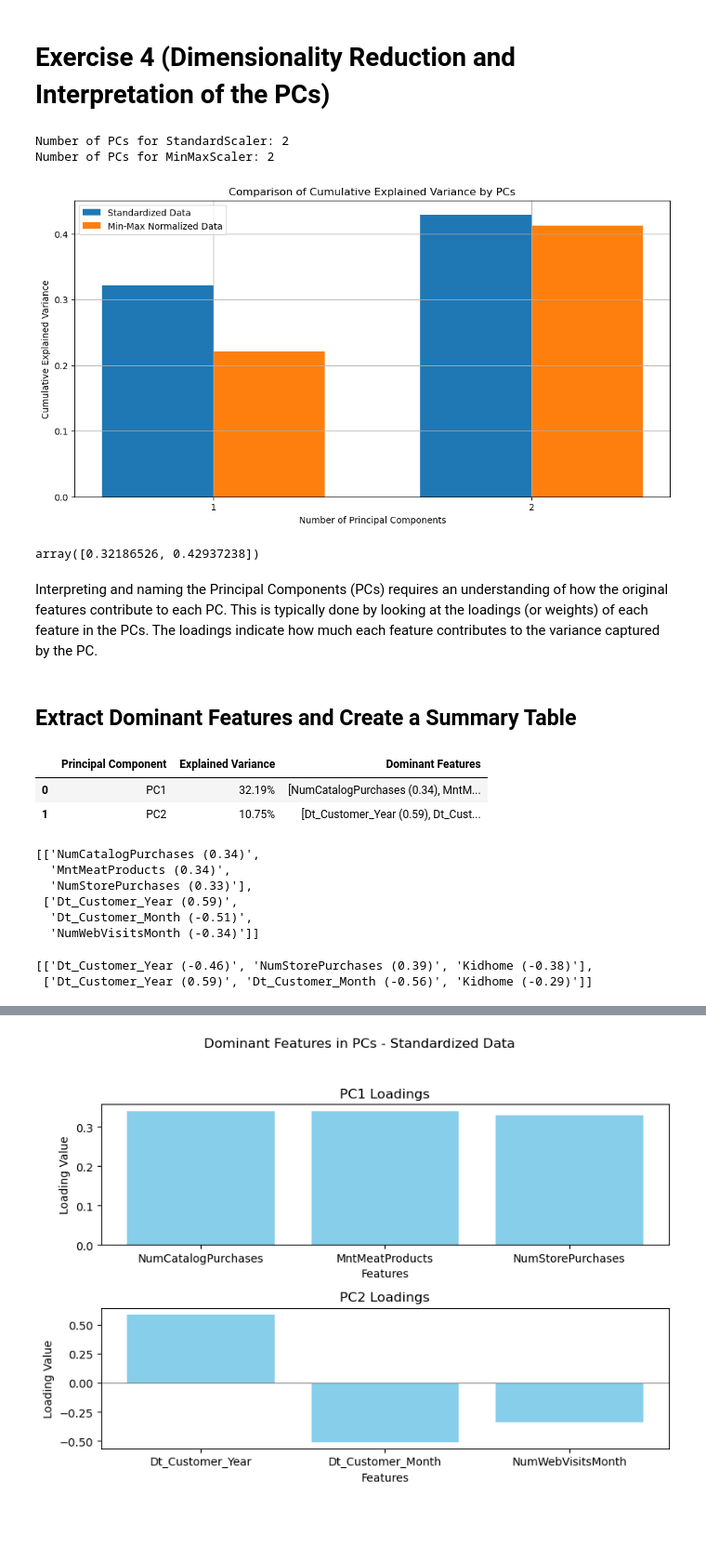
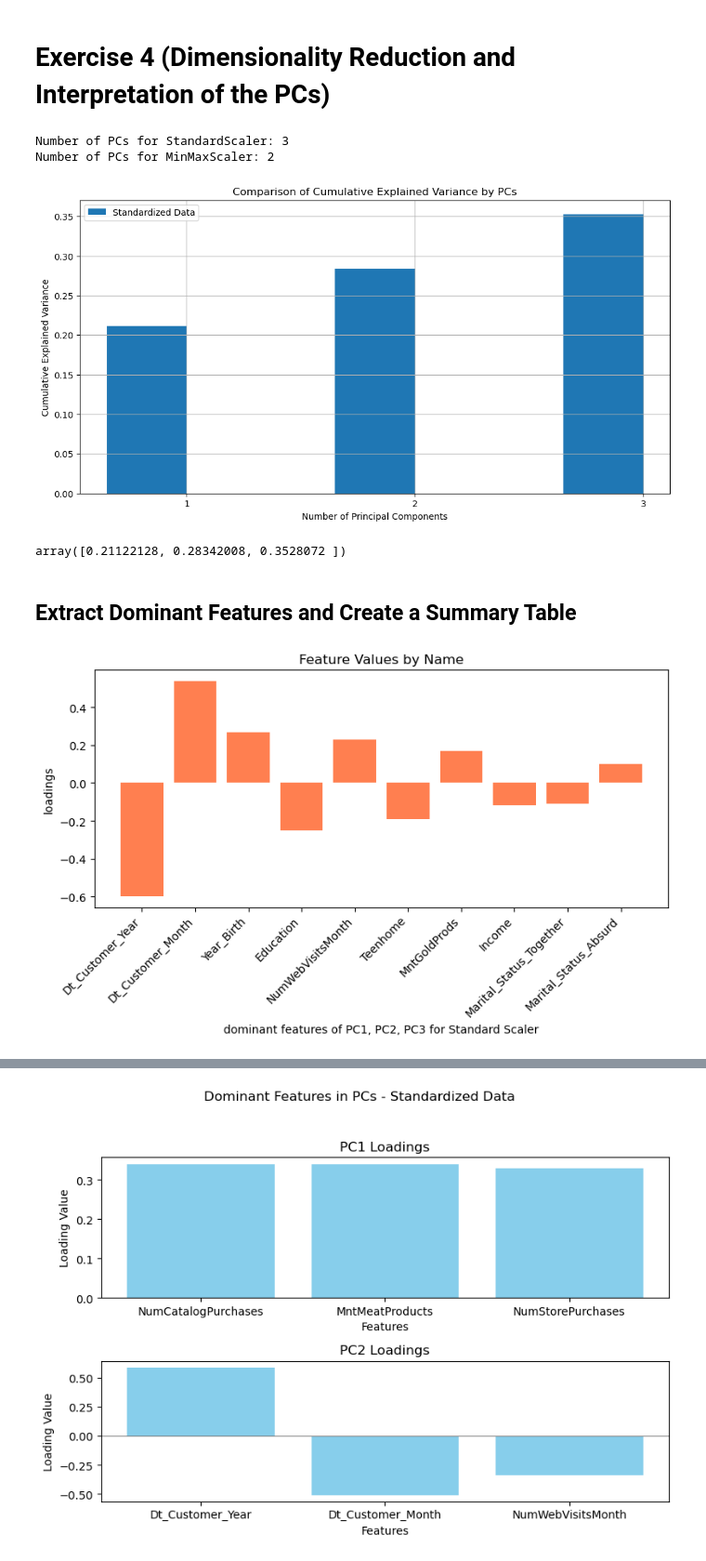
Before and after one commit to Sepehr-A/CLA_Project, a Jupyter notebook: PCA_HW/PCA_HW_NEW.ipynb, the cells around one changed output, grey strips where cells are left out. Shown at 93% size. Drawn from its saved outputs; the diff is of its cells as text; code cells hidden in the pictures; blank space fills up the shorter version.

Commit message:
PCA fixed and name labeled Done

```diff
--- a/PCA_HW/PCA_HW_NEW.ipynb
+++ b/PCA_HW/PCA_HW_NEW.ipynb
@@ -158,9 +158,14 @@ Index(['Education', 'Marital_Status', 'Year_Birth', 'Income', 'Kidhome',
        'Dt_Customer_DayOfWeek'],
       dtype='object')
 # %%
-categorical_columns = ['Education', 'Marital_Status']
+categorical_columns = [ 'Marital_Status']
 
 Xworkdf = pd.get_dummies(Xworkdf, columns=categorical_columns)
+
+#encode the education column as ordinal
+education_map = {'Basic': 0, '2n Cycle': 1, 'Graduation': 2, 'Master': 3, 'PhD': 4}
+Xworkdf['Education'] = Xworkdf['Education'].map(education_map)
+
 features = Xworkdf.columns
 # %%
 Xworkdf.head()
@@ -195,16 +199,15 @@ from sklearn.preprocessing import StandardScaler, MinMaxScaler
 std_scaler = StandardScaler()
 minmax_scaler = MinMaxScaler()
 
-numerical_columns = list(Xworkdf.select_dtypes(exclude=['bool']).columns)
 # create a DataFrame with the standardized features
-Xworkdf_std = pd.DataFrame(std_scaler.fit_transform(Xworkdf[numerical_columns]))
-Xworkdf_mm = pd.DataFrame(minmax_scaler.fit_transform(Xworkdf[numerical_columns]))
+Xworkdf_std = pd.DataFrame(std_scaler.fit_transform(Xworkdf))
+Xworkdf_mm = pd.DataFrame(minmax_scaler.fit_transform(Xworkdf))
 
 # Assign column names to the standardized DataFrame
-Xworkdf_std.columns = numerical_columns
+Xworkdf_std.columns = Xworkdf.columns
 
 # Assign column names to the min-max scaled DataFrame
-Xworkdf_mm.columns = numerical_columns
+Xworkdf_mm.columns = Xworkdf.columns
 # %%
 
 # Calculate variances for each DataFrame
@@ -348,43 +309,37 @@ pca_mm = PCA(n_components=m_mm)
 
 X_std_pca = pca_std.fit_transform(Xworkdf_std)
 X_mm_pca = pca_mm.fit_transform(Xworkdf_mm)
 
 cumulative_explained_variance_std = np.cumsum(pca_std.explained_variance_ratio_)
 cumulative_explained_variance_mm = np.cumsum(pca_mm.explained_variance_ratio_)
 
 # AS menthoned before, usuing standard scaler usaully gives better results than minmax scaler becuase for firsts principal components,
 # This is why the cumulative explained variance might rise quicker for PCA.
 
 # Plot the cumulative explained variance
 # Assuming cumulative_explained_variance_std and cumulative_explained_variance_mm are already computed
 num_pcs = max(len(cumulative_explained_variance_std), len(cumulative_explained_variance_mm))
 indices = np.arange(1, num_pcs + 1)
 
 # Set the bar width
 bar_width = 0.35
 
 # Plot
 plt.figure(figsize=(12, 6))
-bar1 = plt.bar(indices - bar_width / 2, cumulative_explained_variance_std[:num_pcs], bar_width,
-               label='Standardized Data')
-bar2 = plt.bar(indices + bar_width / 2, cumulative_explained_variance_mm[:num_pcs], bar_width,
-               label='Min-Max Normalized Data')
-
+bar1 = plt.bar(indices - bar_width / 2, cumulative_explained_variance_std[:num_pcs], bar_width, label='Standardized Data')
 plt.xlabel('Number of Principal Components')
 plt.ylabel('Cumulative Explained Variance')
 plt.title('Comparison of Cumulative Explained Variance by PCs')
 plt.xticks(indices)
 plt.legend()
 plt.grid(True)
 plt.show()
 cumulative_explained_variance_std
 # %% [output]
-Number of PCs for StandardScaler: 2
+Number of PCs for StandardScaler: 3
 Number of PCs for MinMaxScaler: 2
-[figure, old version]
+[figure, new version]
-array([0.32186526, 0.42937238])
+array([0.21122128, 0.28342008, 0.3528072 ])
-# %% [markdown]
-Interpreting and naming the Principal Components (PCs) requires an understanding of how the original features contribute to each PC. This is typically done by looking at the loadings (or weights) of each feature in the PCs. The loadings indicate how much each feature contributes to the variance captured by the PC.
 # %% [markdown]
 ## Extract Dominant Features and Create a Summary Table
 # %%
@@ -429,22 +384,23 @@ dominant_features_mm = get_dominant_features(pca_mm, features)
 summary_table_std = create_summary_table(pca_std, dominant_features_std)
 summary_table_mm = create_summary_table(pca_mm, dominant_features_mm)
 # %%
-summary_table_std
+name1 = dominant_features_std.iloc[0,].str.extract(r'^(.*) \(')[0]
+values1 = dominant_features_std.iloc[0,].str.extract(r'\(([-0-9.]+)\)')[0].astype(float)
+name2 = dominant_features_std.iloc[1,].str.extract(r'^(.*) \(')[0]
+values2 = dominant_features_std.iloc[1,].str.extract(r'\(([-0-9.]+)\)')[0].astype(float)
+name3 = dominant_features_std.iloc[2,].str.extract(r'^(.*) \(')[0]
+values3 = dominant_features_std.iloc[2,].str.extract(r'\(([-0-9.]+)\)')[0].astype(float)
+
+
+plt.figure(figsize=(8, 5))
+#bars = plt.bar(name1, values1, color='skyblue')
+#bars = plt.bar(name2, values2, color='lightgreen')
+bars = plt.bar(name3, values3, color='coral')
+
+plt.xlabel('dominant features of PC1, PC2, PC3 for Standard Scaler')
+plt.ylabel('loadings')
+plt.xticks(rotation=45, ha="right")
+plt.title('Feature Values by Name')
+plt.tight_layout()
 # %% [output]
-|  | Principal Component | Explained Variance | Dominant Features |
-| 0 | PC1 | 32.19% | [NumCatalogPurchases (0.34), MntM... |
-| 1 | PC2 | 10.75% | [Dt_Customer_Year (0.59), Dt_Cust... |
+[figure, added]
-# %%
-summary_table_std['Dominant Features'].values.tolist()
-# %% [output]
-[['NumCatalogPurchases (0.34)',
-  'MntMeatProducts (0.34)',
-  'NumStorePurchases (0.33)'],
- ['Dt_Customer_Year (0.59)',
-  'Dt_Customer_Month (-0.51)',
-  'NumWebVisitsMonth (-0.34)']]
-# %%
-summary_table_mm['Dominant Features'].values.tolist()
-# %% [output]
-[['Dt_Customer_Year (-0.46)', 'NumStorePurchases (0.39)', 'Kidhome (-0.38)'],
- ['Dt_Customer_Year (0.59)', 'Dt_Customer_Month (-0.56)', 'Kidhome (-0.29)']]
```
Also changed, not shown: parts of 7 cells of this notebook.
